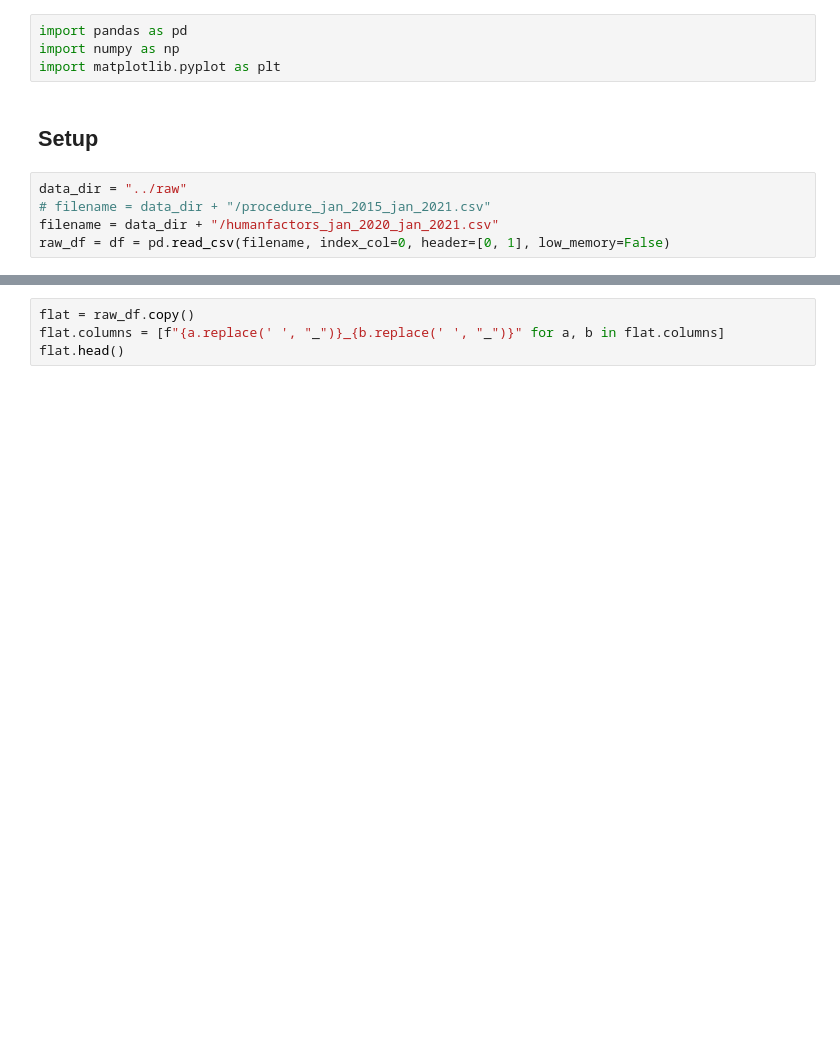
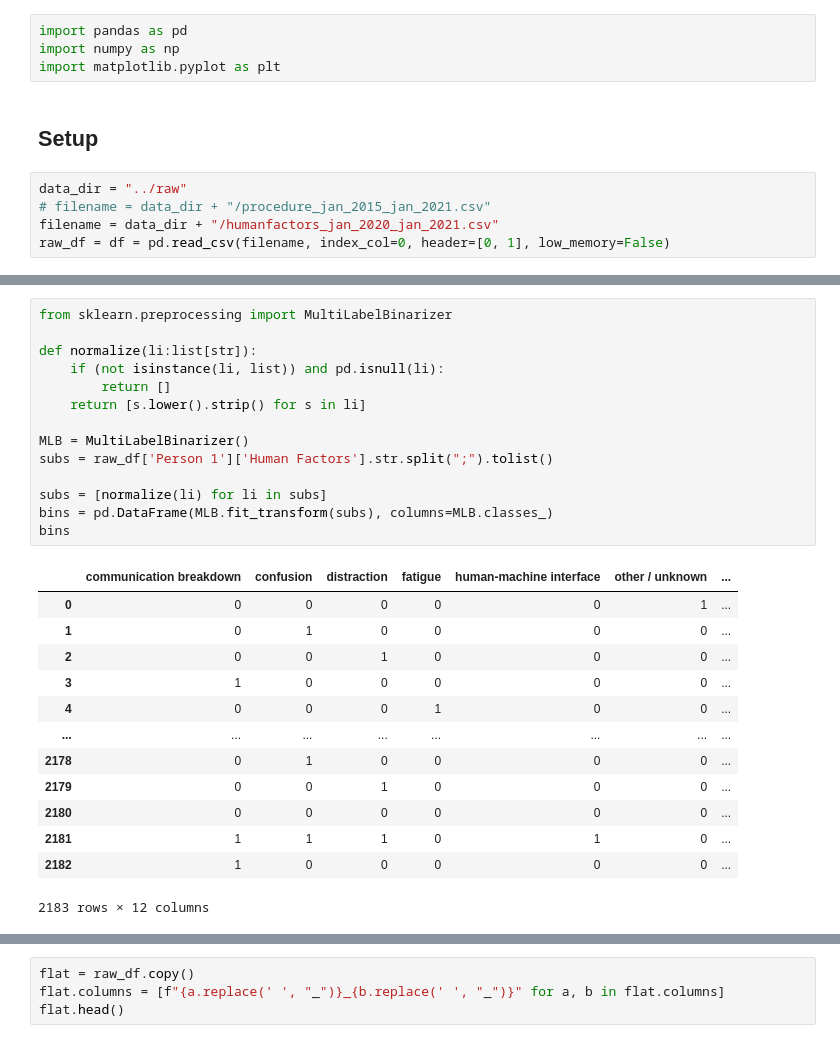
Before and after one commit to sookiemonster/asrs-problem-factor-analysis, a Jupyter notebook: data-processing/rebalance_process.ipynb, the cells around one changed output, grey strips where cells are left out. Drawn from its saved outputs; the diff is of its cells as text; blank space fills up the shorter version.

```diff
--- a/data-processing/rebalance_process.ipynb
+++ b/data-processing/rebalance_process.ipynb
@@ -15,0 +27,28 @@ raw_df = df = pd.read_csv(filename, index_col=0, header=[0, 1], low_memory=False
+# %%
+from sklearn.preprocessing import MultiLabelBinarizer
+
+def normalize(li:list[str]):
+    if (not isinstance(li, list)) and pd.isnull(li):
+        return []
+    return [s.lower().strip() for s in li]
+
+MLB = MultiLabelBinarizer()
+subs = raw_df['Person 1']['Human Factors'].str.split(";").tolist()
+
+subs = [normalize(li) for li in subs]
+bins = pd.DataFrame(MLB.fit_transform(subs), columns=MLB.classes_)
+bins
+# %% [output]
+|  | communication breakdown | confusion | distraction | fatigue | human-machine interface | other / unknown | ... |
+| 0 | 0 | 0 | 0 | 0 | 0 | 1 | ... |
+| 1 | 0 | 1 | 0 | 0 | 0 | 0 | ... |
+| 2 | 0 | 0 | 1 | 0 | 0 | 0 | ... |
+| 3 | 1 | 0 | 0 | 0 | 0 | 0 | ... |
+| 4 | 0 | 0 | 0 | 1 | 0 | 0 | ... |
+| ... | ... | ... | ... | ... | ... | ... | ... |
+| 2178 | 0 | 1 | 0 | 0 | 0 | 0 | ... |
+| 2179 | 0 | 0 | 1 | 0 | 0 | 0 | ... |
+| 2180 | 0 | 0 | 0 | 0 | 0 | 0 | ... |
+| 2181 | 1 | 1 | 1 | 0 | 1 | 0 | ... |
+| 2182 | 1 | 0 | 0 | 0 | 0 | 0 | ... |
+2183 rows × 12 columns
```
Also changed, not shown: parts of 2 cells of this notebook, 28 other files.
